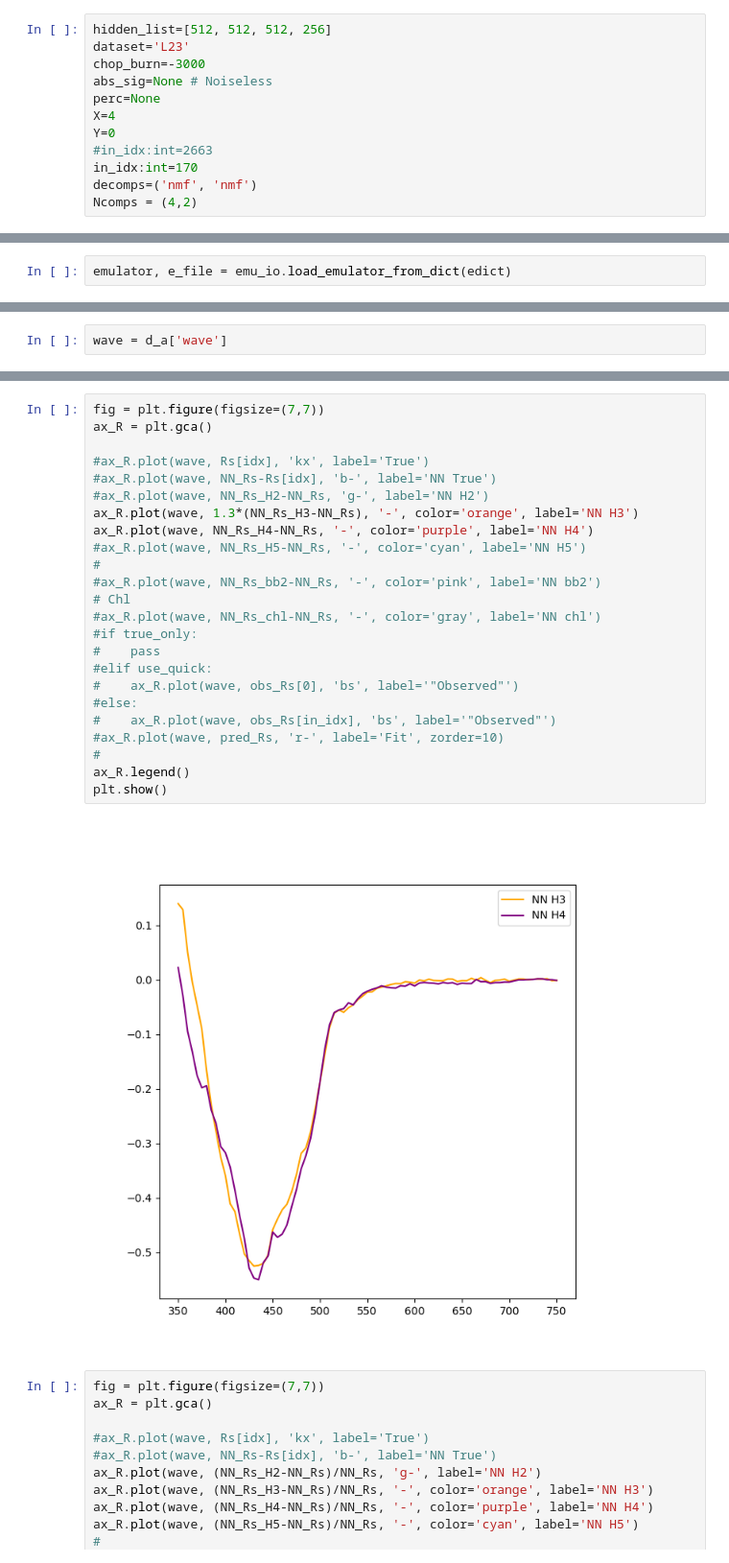
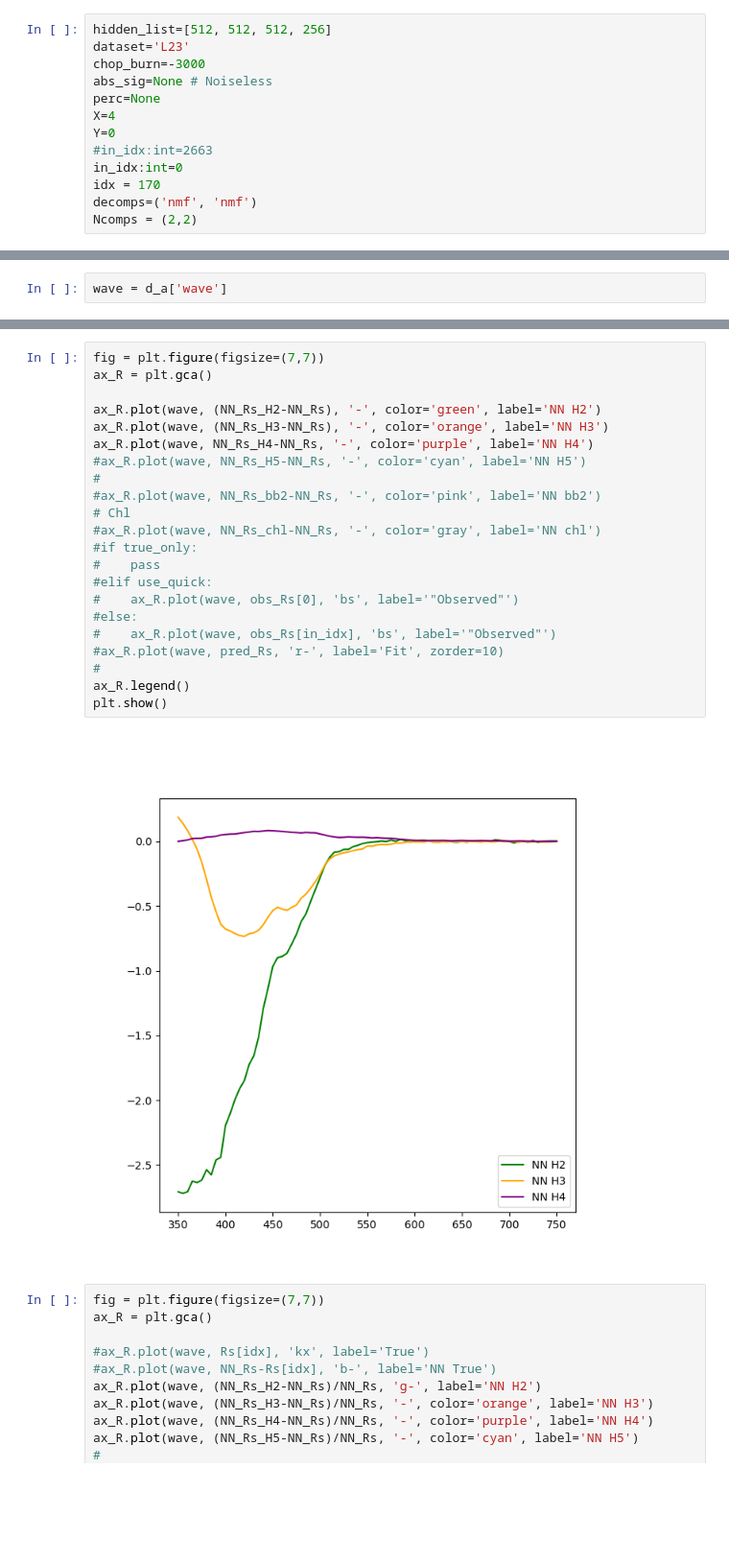
Before and after one commit to AI-for-Ocean-Science/ihop, a Jupyter notebook: papers/I/Analysis/CompareFits_NMF.ipynb, the cells around one changed output, grey strips where cells are left out. Shown at 96% size. Cells and saved outputs as stored; diff of their text form; blank space fills up the shorter version.

```diff
--- a/papers/I/Analysis/CompareFits_NMF.ipynb
+++ b/papers/I/Analysis/CompareFits_NMF.ipynb
@@ -41,9 +41,10 @@ perc=None
 X=4
 Y=0
 #in_idx:int=2663
-in_idx:int=170
+in_idx:int=0
+idx = 170
 decomps=('nmf', 'nmf')
-Ncomps = (4,2)
+Ncomps = (2,2)
 # %%
 # Load
 edict = emu_io.set_emulator_dict(dataset, decomps, Ncomps, 'Rrs',
@@ -63,2 +62,0 @@ Loading MCMC chains: /home/xavier/Projects/Oceanography/Color/IHOP/Fits/L23/fitN
-# %%
-emulator, e_file = emu_io.load_emulator_from_dict(edict)
@@ -229,29 +218,27 @@ plt.show()
 # %%
 fig = plt.figure(figsize=(7,7))
 ax_R = plt.gca()
 
-#ax_R.plot(wave, Rs[idx], 'kx', label='True')
-#ax_R.plot(wave, NN_Rs-Rs[idx], 'b-', label='NN True')
-#ax_R.plot(wave, NN_Rs_H2-NN_Rs, 'g-', label='NN H2')
-ax_R.plot(wave, 1.3*(NN_Rs_H3-NN_Rs), '-', color='orange', label='NN H3')
+ax_R.plot(wave, (NN_Rs_H2-NN_Rs), '-', color='green', label='NN H2')
+ax_R.plot(wave, (NN_Rs_H3-NN_Rs), '-', color='orange', label='NN H3')
 ax_R.plot(wave, NN_Rs_H4-NN_Rs, '-', color='purple', label='NN H4')
 #ax_R.plot(wave, NN_Rs_H5-NN_Rs, '-', color='cyan', label='NN H5')
 #
 #ax_R.plot(wave, NN_Rs_bb2-NN_Rs, '-', color='pink', label='NN bb2')
 # Chl
 #ax_R.plot(wave, NN_Rs_chl-NN_Rs, '-', color='gray', label='NN chl')
 #if true_only:
 #    pass
 #elif use_quick:
 #    ax_R.plot(wave, obs_Rs[0], 'bs', label='"Observed"')
 #else:
 #    ax_R.plot(wave, obs_Rs[in_idx], 'bs', label='"Observed"')
 #ax_R.plot(wave, pred_Rs, 'r-', label='Fit', zorder=10)
 #
 ax_R.legend()
 plt.show()
 # %% [output]
-[figure, old version]
+[figure, new version]
 # %%
 fig = plt.figure(figsize=(7,7))
 ax_R = plt.gca()
```
Also changed, not shown: parts of 5 cells of this notebook, 5 other files.
